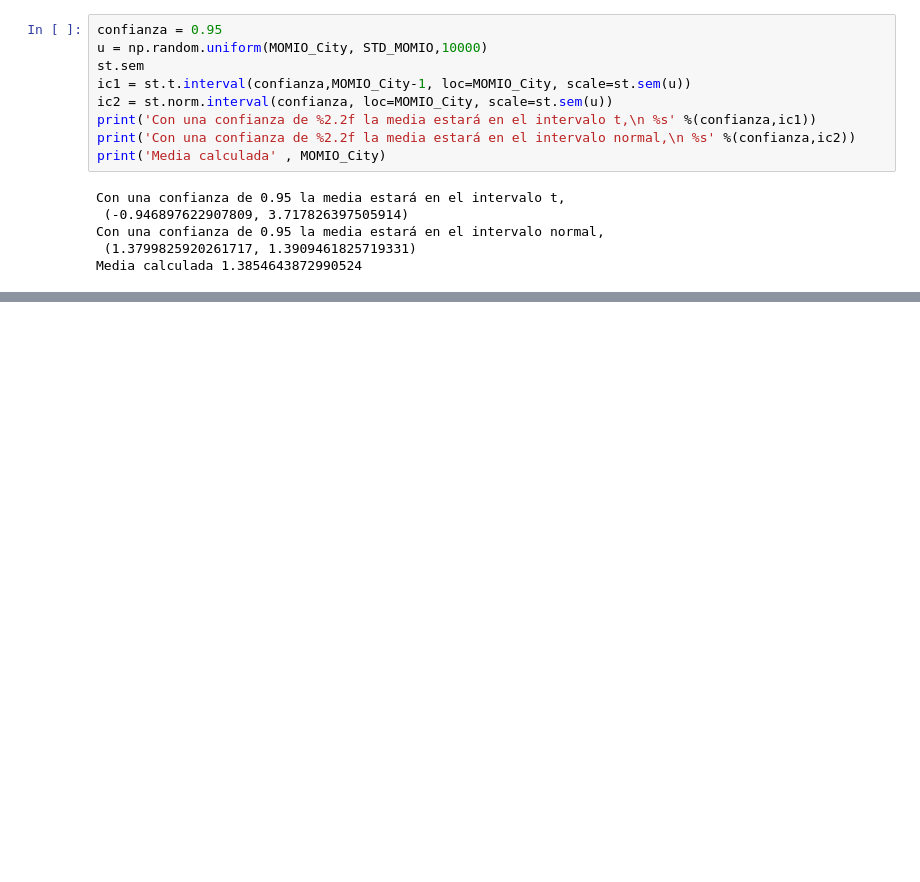
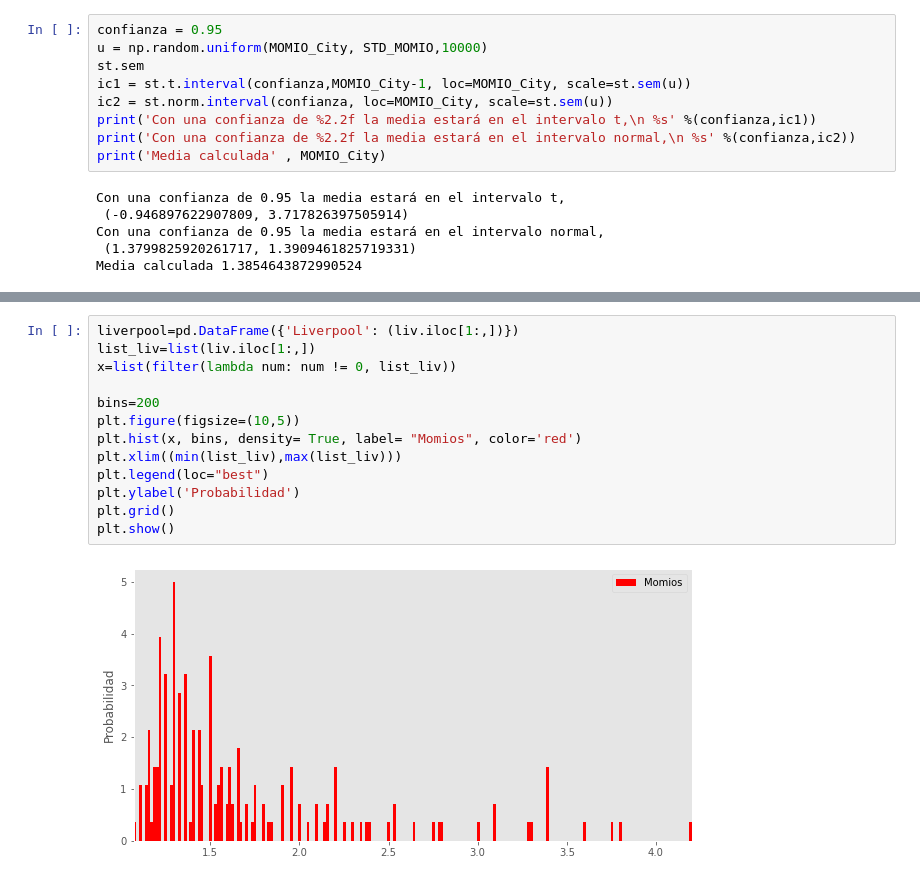
Before and after one commit to EduardoLoza/ProyectoModulo1_delaTorreE_VelascoG, a Jupyter notebook: ProyectoModulo1_delaTorreE_VelascoG.ipynb, the cells around one changed output, grey strips where cells are left out. Cells and saved outputs as stored; diff of their text form; blank space fills up the shorter version.

```diff
--- a/ProyectoModulo1_delaTorreE_VelascoG.ipynb
+++ b/ProyectoModulo1_delaTorreE_VelascoG.ipynb
@@ -1841,0 +1853,15 @@ Media calculada 1.3854643872990524
+# %%
+liverpool=pd.DataFrame({'Liverpool': (liv.iloc[1:,])})
+list_liv=list(liv.iloc[1:,])
+x=list(filter(lambda num: num != 0, list_liv))
+
+bins=200
+plt.figure(figsize=(10,5))
+plt.hist(x, bins, density= True, label= "Momios", color='red')
+plt.xlim((min(list_liv),max(list_liv)))
+plt.legend(loc="best")
+plt.ylabel('Probabilidad')
+plt.grid()
+plt.show()
+# %% [output]
+[figure, added]
```
Also changed, not shown: parts of 45 cells of this notebook.
